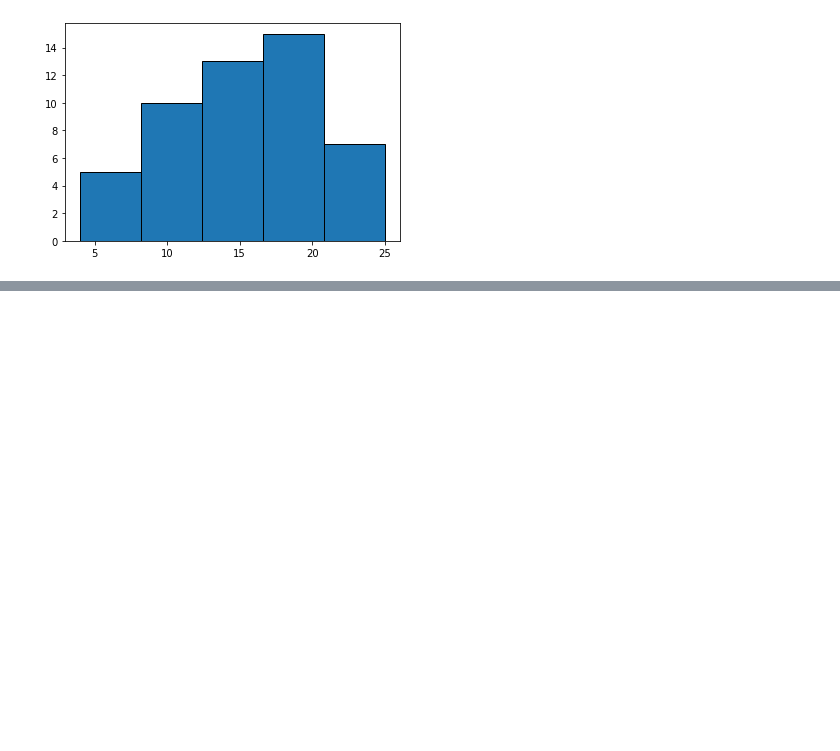
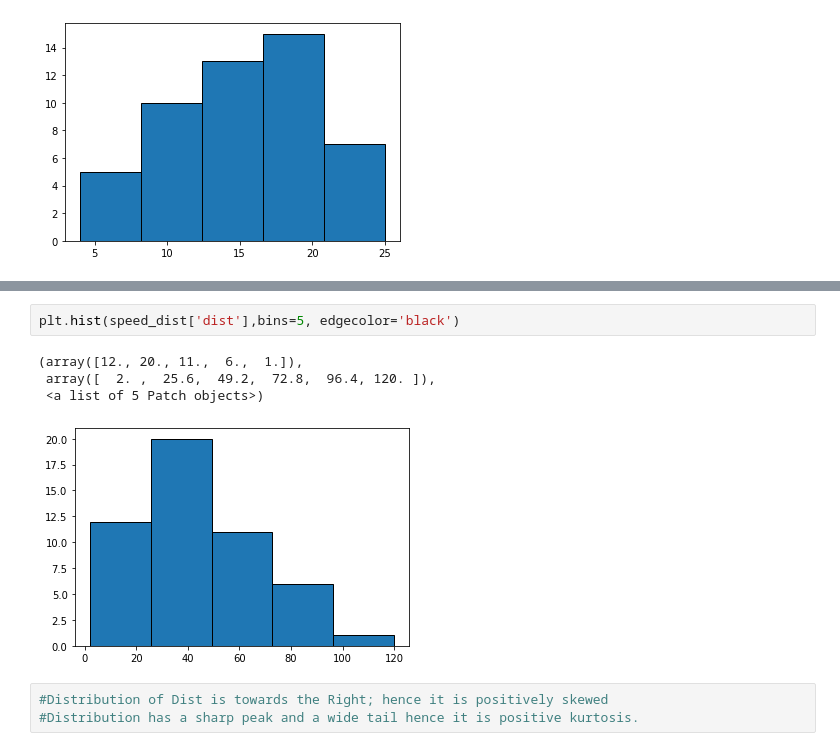
Before and after one commit to vidjaydas/DS_Assignments, a Jupyter notebook: Skewness,_Kurtosis_Q9a_speed&dist.ipynb, the cells around one changed output, grey strips where cells are left out. Saved outputs shown, nothing was run; the diff lists cells and outputs as text; blank space fills up the shorter version.

```diff
--- a/Skewness,_Kurtosis_Q9a_speed&dist.ipynb
+++ b/Skewness,_Kurtosis_Q9a_speed&dist.ipynb
@@ -77,0 +92,10 @@ plt.hist(speed_dist['speed'],bins=5, edgecolor='black')
+# %%
+plt.hist(speed_dist['dist'],bins=5, edgecolor='black')
+# %% [output]
+(array([12., 20., 11.,  6.,  1.]),
+ array([  2. ,  25.6,  49.2,  72.8,  96.4, 120. ]),
+ <a list of 5 Patch objects>)
+[figure, added]
+# %%
+#Distribution of Dist is towards the Right; hence it is positively skewed
+#Distribution has a sharp peak and a wide tail hence it is positive kurtosis.
```
Also changed, not shown: parts of 6 cells of this notebook.
